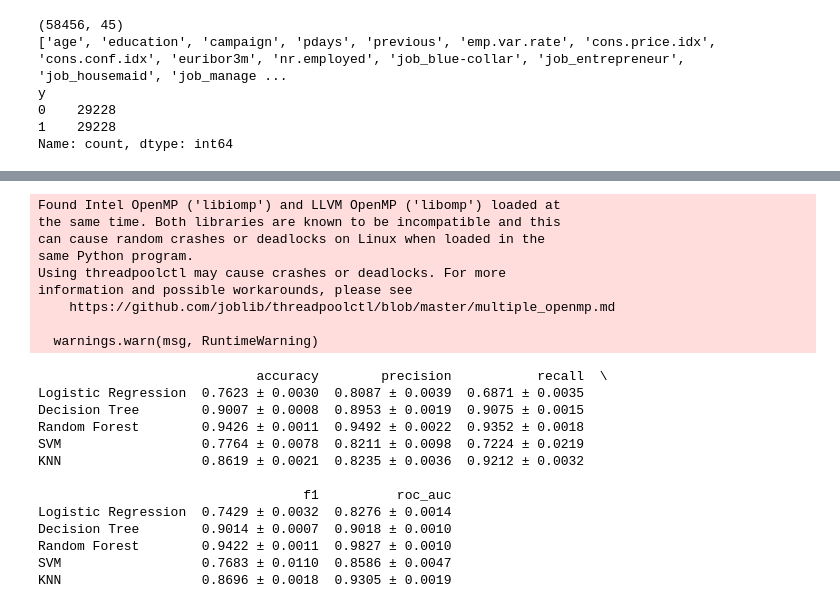
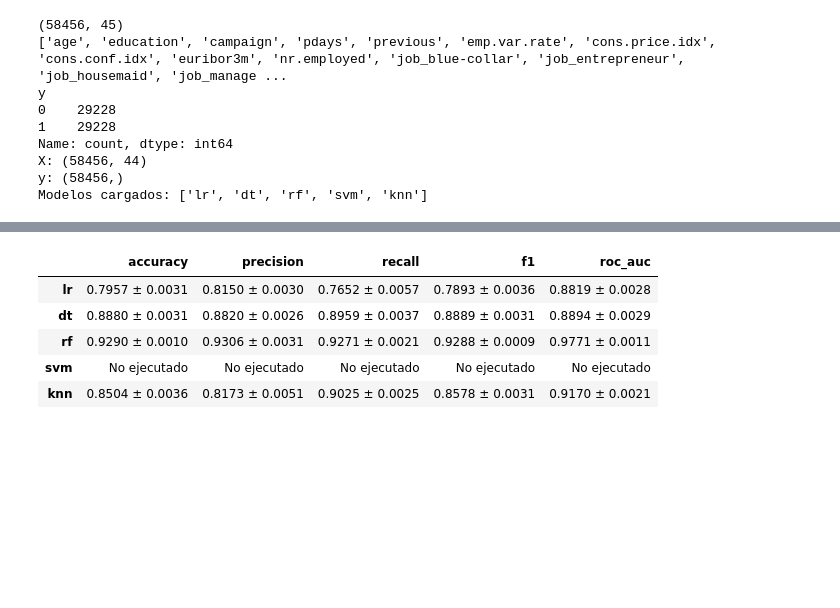
Before and after one commit to pucp-datanalytics/dp261-g6, a Jupyter notebook: notebooks/10_metrics_evaluator.ipynb, the cells around one changed output, grey strips where cells are left out. Saved outputs shown, nothing was run; the diff lists cells and outputs as text; code cells hidden in the pictures; blank space fills up the shorter version.

```diff
--- a/notebooks/10_metrics_evaluator.ipynb
+++ b/notebooks/10_metrics_evaluator.ipynb
@@ -6,6 +6,23 @@ df_raw = pd.read_csv('../data/processed/train_balanced.csv')
 print(df_raw.shape)
 print(df_raw.columns.tolist())
 print(df_raw.iloc[:, -1].value_counts())
+
+# Separar variables predictoras y target
+X = df_raw.drop("y", axis=1)
+y = df_raw["y"]
+
+# Cargar modelos entrenados
+models = {
+    "lr": joblib.load("../models/baseline_lr.pkl"),
+    "dt": joblib.load("../models/baseline_dt.pkl"),
+    "rf": joblib.load("../models/baseline_rf.pkl"),
+    "svm": joblib.load("../models/baseline_svm.pkl"),
+    "knn": joblib.load("../models/baseline_knn.pkl")
+}
+
+print("X:", X.shape)
+print("y:", y.shape)
+print("Modelos cargados:", list(models.keys()))
 # %% [output]
 (58456, 45)
 ['age', 'education', 'campaign', 'pdays', 'previous', 'emp.var.rate', 'cons.price.idx', 'cons.conf.idx', 'euribor3m', 'nr.employed', 'job_blue-collar', 'job_entrepreneur', 'job_housemaid', 'job_manage ...
@@ -13,6 +30,9 @@ y
 0    29228
 1    29228
 Name: count, dtype: int64
+X: (58456, 44)
+y: (58456,)
+Modelos cargados: ['lr', 'dt', 'rf', 'svm', 'knn']
 # %%
 from sklearn.model_selection import StratifiedKFold, cross_validate
 
@@ -24,13 +44,35 @@ scoring = ['accuracy', 'precision', 'recall', 'f1', 'roc_auc']
 cv = StratifiedKFold(n_splits=5, shuffle=True, random_state=42)
 
 results = {}
+
 for name, model in models.items():
+
+    if name == "svm":
+        print("Saltando SVM por alto costo computacional en validación cruzada.")
+        results[name] = {
+            "accuracy": "No ejecutado",
+            "precision": "No ejecutado",
+            "recall": "No ejecutado",
+            "f1": "No ejecutado",
+            "roc_auc": "No ejecutado"
+        }
+        continue
+
     print(f"Evaluando {name}...")
-    X_cv = X_sample if name == 'SVM' else X
-    y_cv = y_sample if name == 'SVM' else y
-    scores = cross_validate(model, X_cv, y_cv, cv=cv, scoring=scoring)
-    results[name] = {m: f"{scores[f'test_{m}'].mean():.4f} ± {scores[f'test_{m}'].std():.4f}" for m in scoring}
+
+    scores = cross_validate(
+        model,
+        X,
+        y,
+        cv=cv,
+        scoring=scoring
+    )
+
+    results[name] = {
+        m: f"{scores[f'test_{m}'].mean():.4f} ± {scores[f'test_{m}'].std():.4f}"
+        for m in scoring
+    }
 
 df_results = pd.DataFrame(results).T
-print(df_results)
+display(df_results)
 # %% [output]
@@ -42,25 +84,9 @@ Evaluando KNN...
-Found Intel OpenMP ('libiomp') and LLVM OpenMP ('libomp') loaded at
-the same time. Both libraries are known to be incompatible and this
-can cause random crashes or deadlocks on Linux when loaded in the
-same Python program.
-Using threadpoolctl may cause crashes or deadlocks. For more
-information and possible workarounds, please see
-    https://github.com/joblib/threadpoolctl/blob/master/multiple_openmp.md
-
-  warnings.warn(msg, RuntimeWarning)
-                            accuracy        precision           recall  \
-Logistic Regression  0.7623 ± 0.0030  0.8087 ± 0.0039  0.6871 ± 0.0035
-Decision Tree        0.9007 ± 0.0008  0.8953 ± 0.0019  0.9075 ± 0.0015
-Random Forest        0.9426 ± 0.0011  0.9492 ± 0.0022  0.9352 ± 0.0018
-SVM                  0.7764 ± 0.0078  0.8211 ± 0.0098  0.7224 ± 0.0219
-KNN                  0.8619 ± 0.0021  0.8235 ± 0.0036  0.9212 ± 0.0032
-
-                                  f1          roc_auc
-Logistic Regression  0.7429 ± 0.0032  0.8276 ± 0.0014
-Decision Tree        0.9014 ± 0.0007  0.9018 ± 0.0010
-Random Forest        0.9422 ± 0.0011  0.9827 ± 0.0010
-SVM                  0.7683 ± 0.0110  0.8586 ± 0.0047
-KNN                  0.8696 ± 0.0018  0.9305 ± 0.0019
+|  | accuracy | precision | recall | f1 | roc_auc |
+| lr | 0.7957 ± 0.0031 | 0.8150 ± 0.0030 | 0.7652 ± 0.0057 | 0.7893 ± 0.0036 | 0.8819 ± 0.0028 |
+| dt | 0.8880 ± 0.0031 | 0.8820 ± 0.0026 | 0.8959 ± 0.0037 | 0.8889 ± 0.0031 | 0.8894 ± 0.0029 |
+| rf | 0.9290 ± 0.0010 | 0.9306 ± 0.0031 | 0.9271 ± 0.0021 | 0.9288 ± 0.0009 | 0.9771 ± 0.0011 |
+| svm | No ejecutado | No ejecutado | No ejecutado | No ejecutado | No ejecutado |
+| knn | 0.8504 ± 0.0036 | 0.8173 ± 0.0051 | 0.9025 ± 0.0025 | 0.8578 ± 0.0031 | 0.9170 ± 0.0021 |
 # %%
 from sklearn.metrics import classification_report, ConfusionMatrixDisplay
 import matplotlib.pyplot as plt
```
Also changed, not shown: parts of 6 cells of this notebook, 5 other files.
